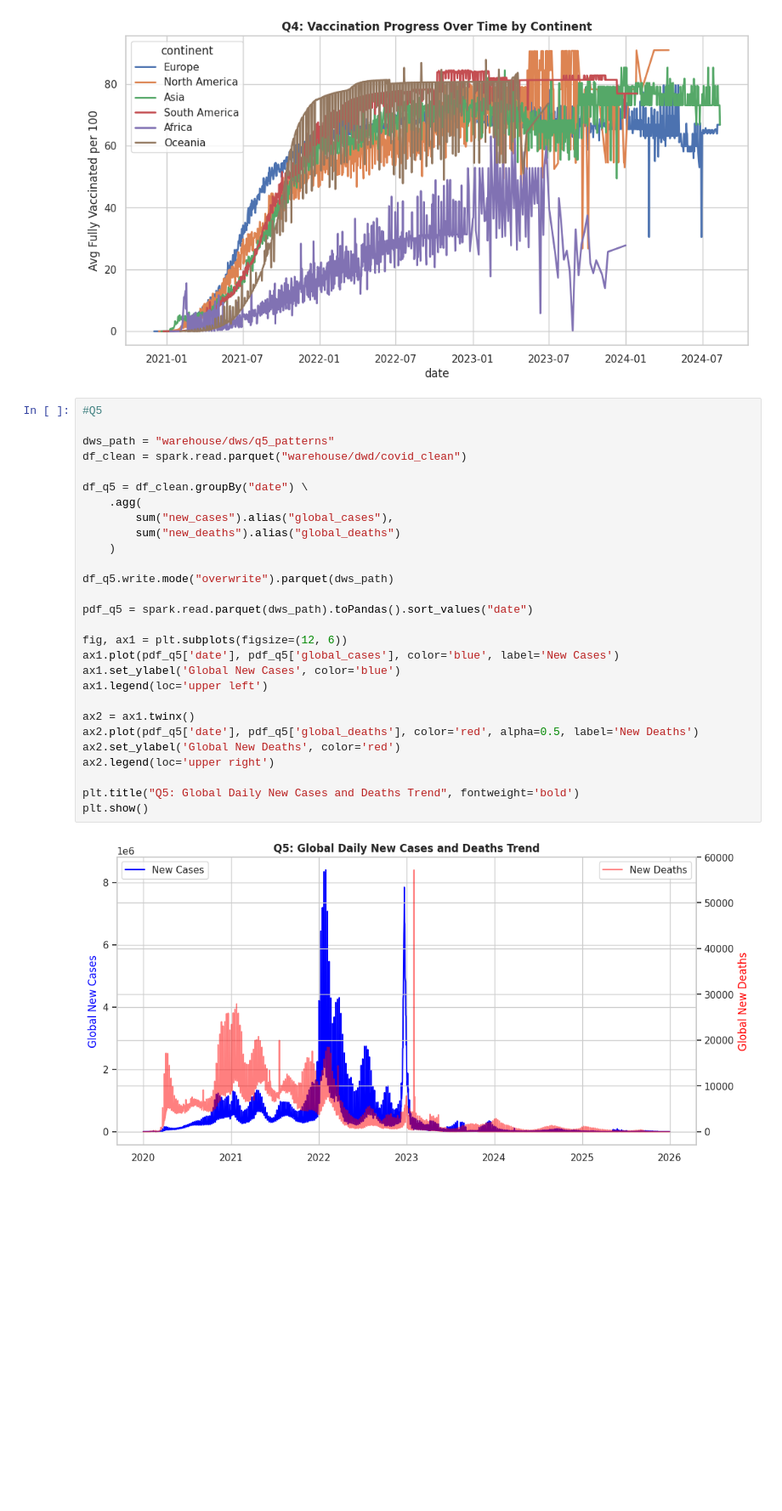
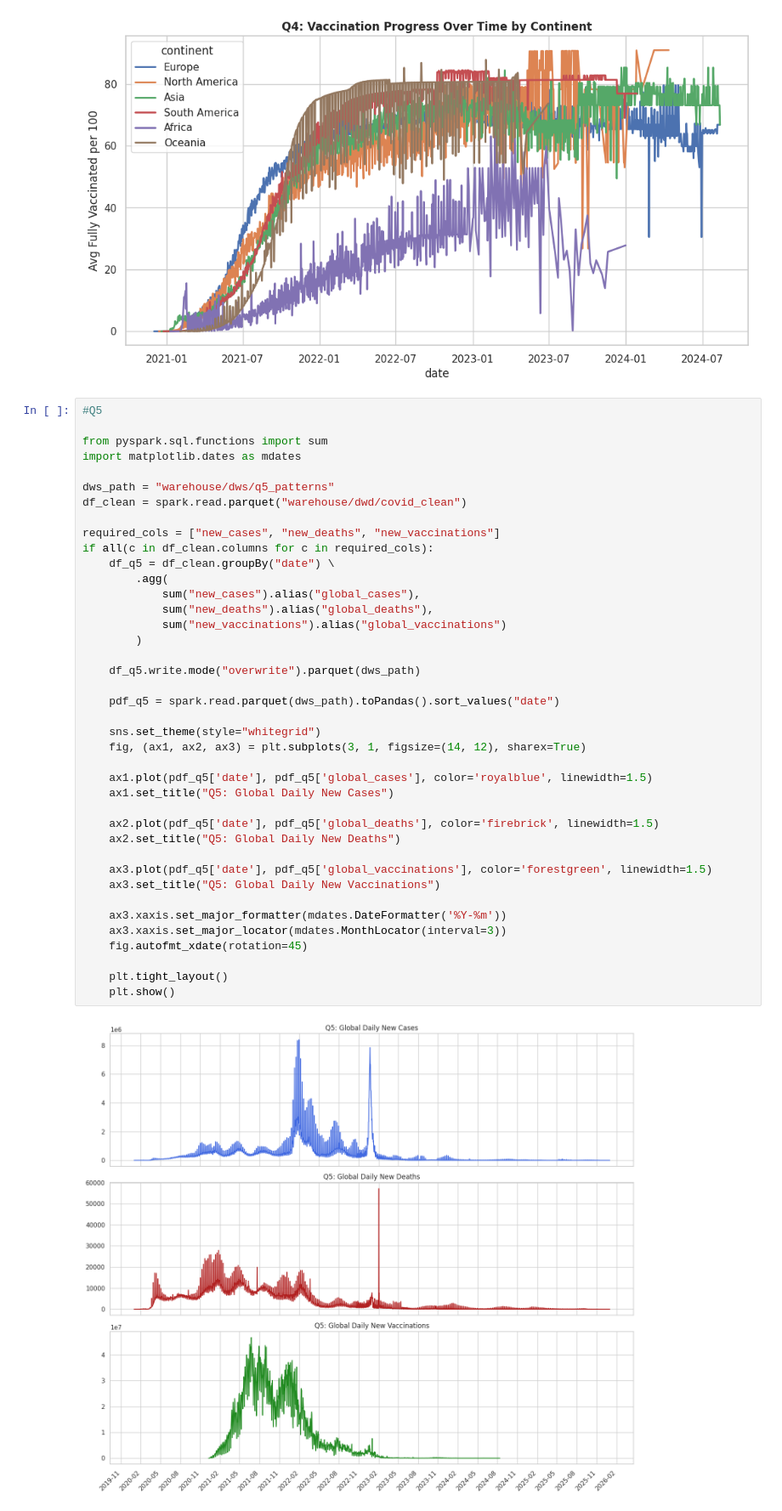
Before and after one commit to ByFan-coder/COVID-19-Big-Data-Analytics-and-Visualization, a Jupyter notebook: Spark_pro.ipynb, the cells around one changed output. Shown at 85% size. Cells and saved outputs as stored; diff of their text form; blank space fills up the shorter version.

Commit message:
spark part
update

```diff
--- a/Spark_pro.ipynb
+++ b/Spark_pro.ipynb
@@ -228,34 +252,46 @@ plt.show()
 [figure]
 # %%
 #Q5
+
+from pyspark.sql.functions import sum
+import matplotlib.dates as mdates
 
 dws_path = "warehouse/dws/q5_patterns"
 df_clean = spark.read.parquet("warehouse/dwd/covid_clean")
 
-df_q5 = df_clean.groupBy("date") \
-    .agg(
-        sum("new_cases").alias("global_cases"),
-        sum("new_deaths").alias("global_deaths")
-    )
+required_cols = ["new_cases", "new_deaths", "new_vaccinations"]
+if all(c in df_clean.columns for c in required_cols):
+    df_q5 = df_clean.groupBy("date") \
+        .agg(
+            sum("new_cases").alias("global_cases"),
+            sum("new_deaths").alias("global_deaths"),
+            sum("new_vaccinations").alias("global_vaccinations")
+        )
 
-df_q5.write.mode("overwrite").parquet(dws_path)
+    df_q5.write.mode("overwrite").parquet(dws_path)
 
-pdf_q5 = spark.read.parquet(dws_path).toPandas().sort_values("date")
+    pdf_q5 = spark.read.parquet(dws_path).toPandas().sort_values("date")
 
-fig, ax1 = plt.subplots(figsize=(12, 6))
-ax1.plot(pdf_q5['date'], pdf_q5['global_cases'], color='blue', label='New Cases')
-ax1.set_ylabel('Global New Cases', color='blue')
-ax1.legend(loc='upper left')
+    sns.set_theme(style="whitegrid")
+    fig, (ax1, ax2, ax3) = plt.subplots(3, 1, figsize=(14, 12), sharex=True)
 
-ax2 = ax1.twinx()
-ax2.plot(pdf_q5['date'], pdf_q5['global_deaths'], color='red', alpha=0.5, label='New Deaths')
-ax2.set_ylabel('Global New Deaths', color='red')
-ax2.legend(loc='upper right')
+    ax1.plot(pdf_q5['date'], pdf_q5['global_cases'], color='royalblue', linewidth=1.5)
+    ax1.set_title("Q5: Global Daily New Cases")
 
-plt.title("Q5: Global Daily New Cases and Deaths Trend", fontweight='bold')
-plt.show()
+    ax2.plot(pdf_q5['date'], pdf_q5['global_deaths'], color='firebrick', linewidth=1.5)
+    ax2.set_title("Q5: Global Daily New Deaths")
+
+    ax3.plot(pdf_q5['date'], pdf_q5['global_vaccinations'], color='forestgreen', linewidth=1.5)
+    ax3.set_title("Q5: Global Daily New Vaccinations")
+
+    ax3.xaxis.set_major_formatter(mdates.DateFormatter('%Y-%m'))
+    ax3.xaxis.set_major_locator(mdates.MonthLocator(interval=3))
+    fig.autofmt_xdate(rotation=45)
+
+    plt.tight_layout()
+    plt.show()
 # %% [output]
-[figure, old version]
+[figure, new version]
 # %%
 #Q6
 
```
Also changed, not shown: parts of 6 cells of this notebook.
